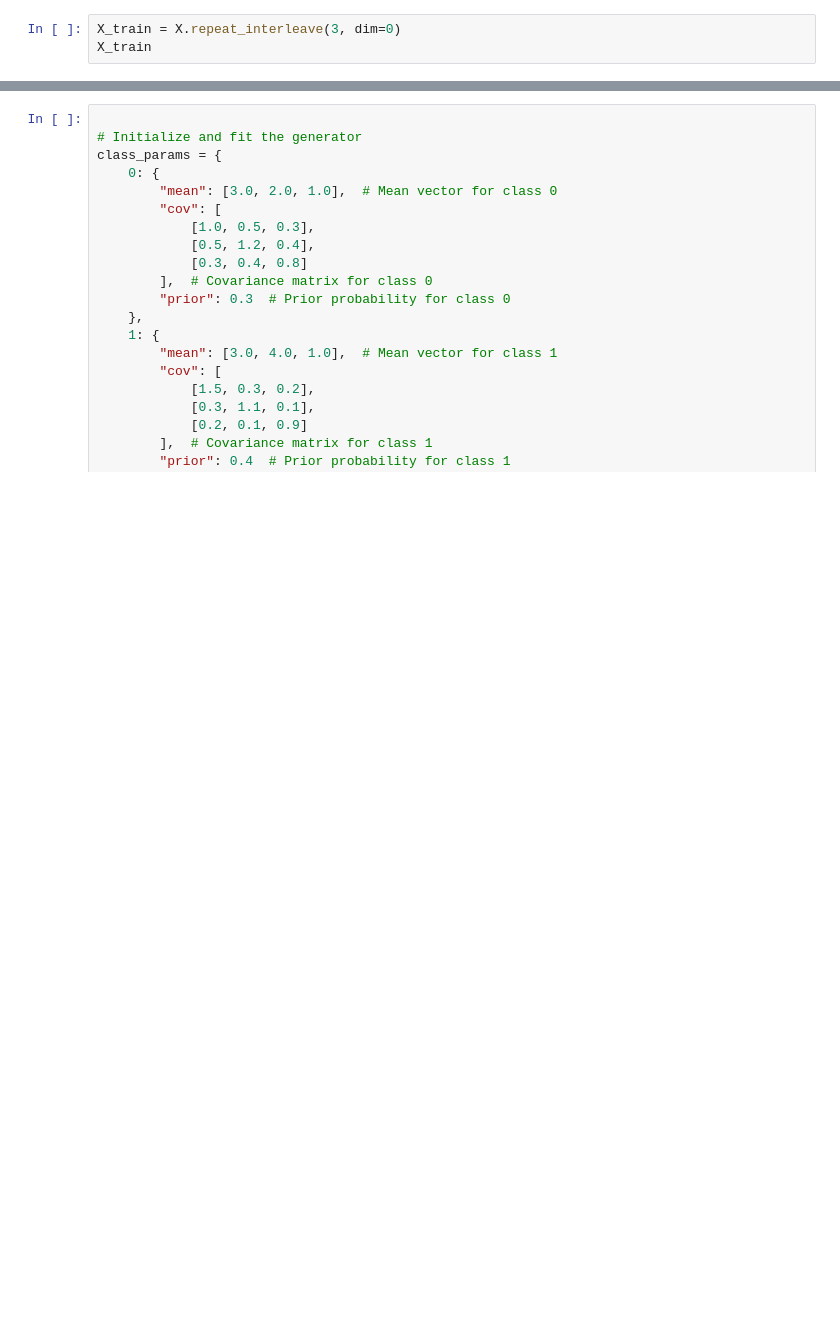
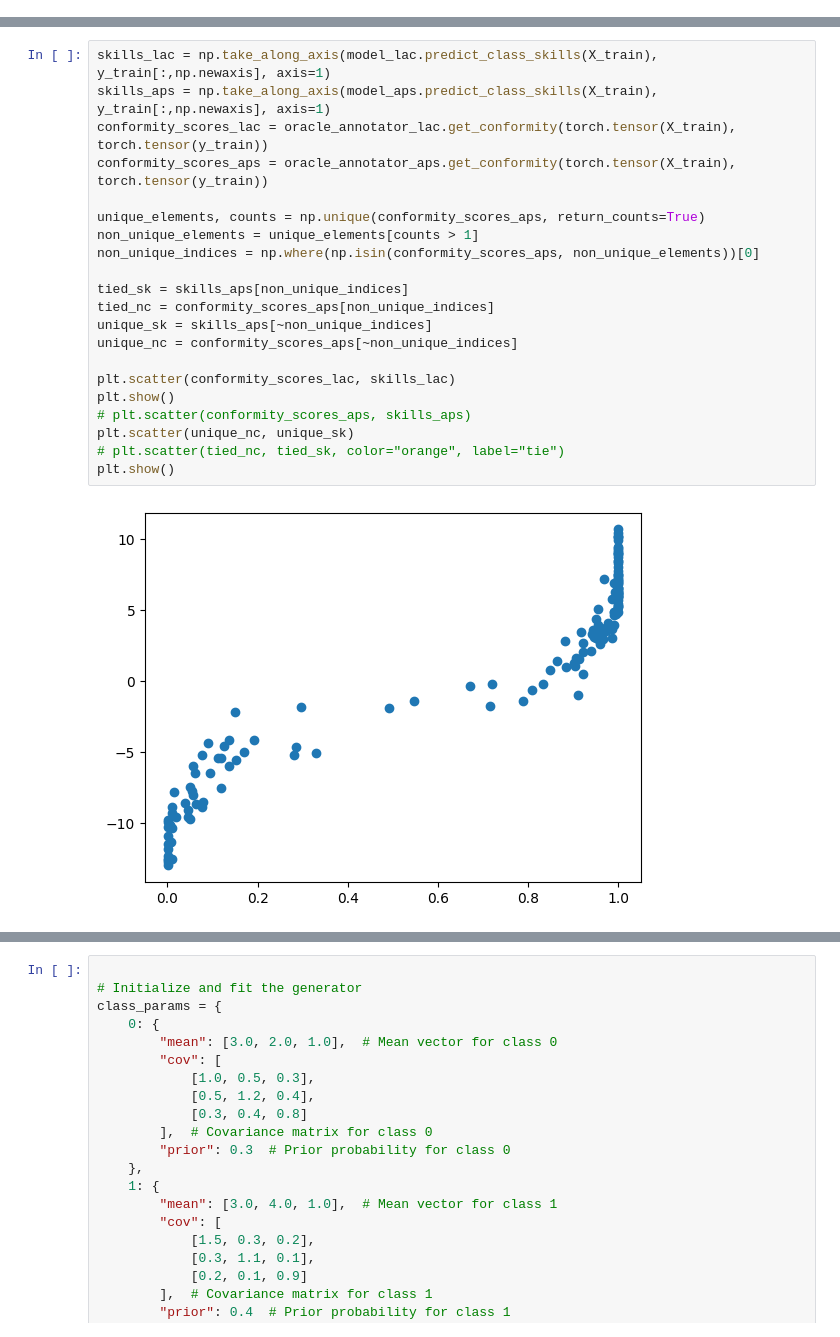
Before and after one commit to yunjinnkim/preference-based-cp, a Jupyter notebook: notebooks/learning_ncs_trochcp.ipynb, the cells around one changed output, grey strips where cells are left out. Saved outputs shown, nothing was run; the diff lists cells and outputs as text; blank space fills up the shorter version.

```diff
--- a/notebooks/learning_ncs_trochcp.ipynb
+++ b/notebooks/learning_ncs_trochcp.ipynb
@@ -189,3 +361,0 @@ X, y = clf.generate_data(n_samples=1000)
-# %%
-X_train = X.repeat_interleave(3, dim=0)
-X_train
@@ -395,0 +481,23 @@ plt.savefig("replicating.pdf",bbox_extra_artists=(lgd,), bbox_inches='tight')
+# %%
+skills_lac = np.take_along_axis(model_lac.predict_class_skills(X_train), y_train[:,np.newaxis], axis=1)
+skills_aps = np.take_along_axis(model_aps.predict_class_skills(X_train), y_train[:,np.newaxis], axis=1)
+conformity_scores_lac = oracle_annotator_lac.get_conformity(torch.tensor(X_train), torch.tensor(y_train))
+conformity_scores_aps = oracle_annotator_aps.get_conformity(torch.tensor(X_train), torch.tensor(y_train))
+
+unique_elements, counts = np.unique(conformity_scores_aps, return_counts=True)
+non_unique_elements = unique_elements[counts > 1]
+non_unique_indices = np.where(np.isin(conformity_scores_aps, non_unique_elements))[0]
+
+tied_sk = skills_aps[non_unique_indices]
+tied_nc = conformity_scores_aps[non_unique_indices]
+unique_sk = skills_aps[~non_unique_indices]
+unique_nc = conformity_scores_aps[~non_unique_indices]
+
+plt.scatter(conformity_scores_lac, skills_lac)
+plt.show()
+# plt.scatter(conformity_scores_aps, skills_aps)
+plt.scatter(unique_nc, unique_sk)
+# plt.scatter(tied_nc, tied_sk, color="orange", label="tie")
+plt.show()
+# %% [output]
+[figure, added]
```
Also changed, not shown: parts of 29 cells of this notebook, 5 other files.
